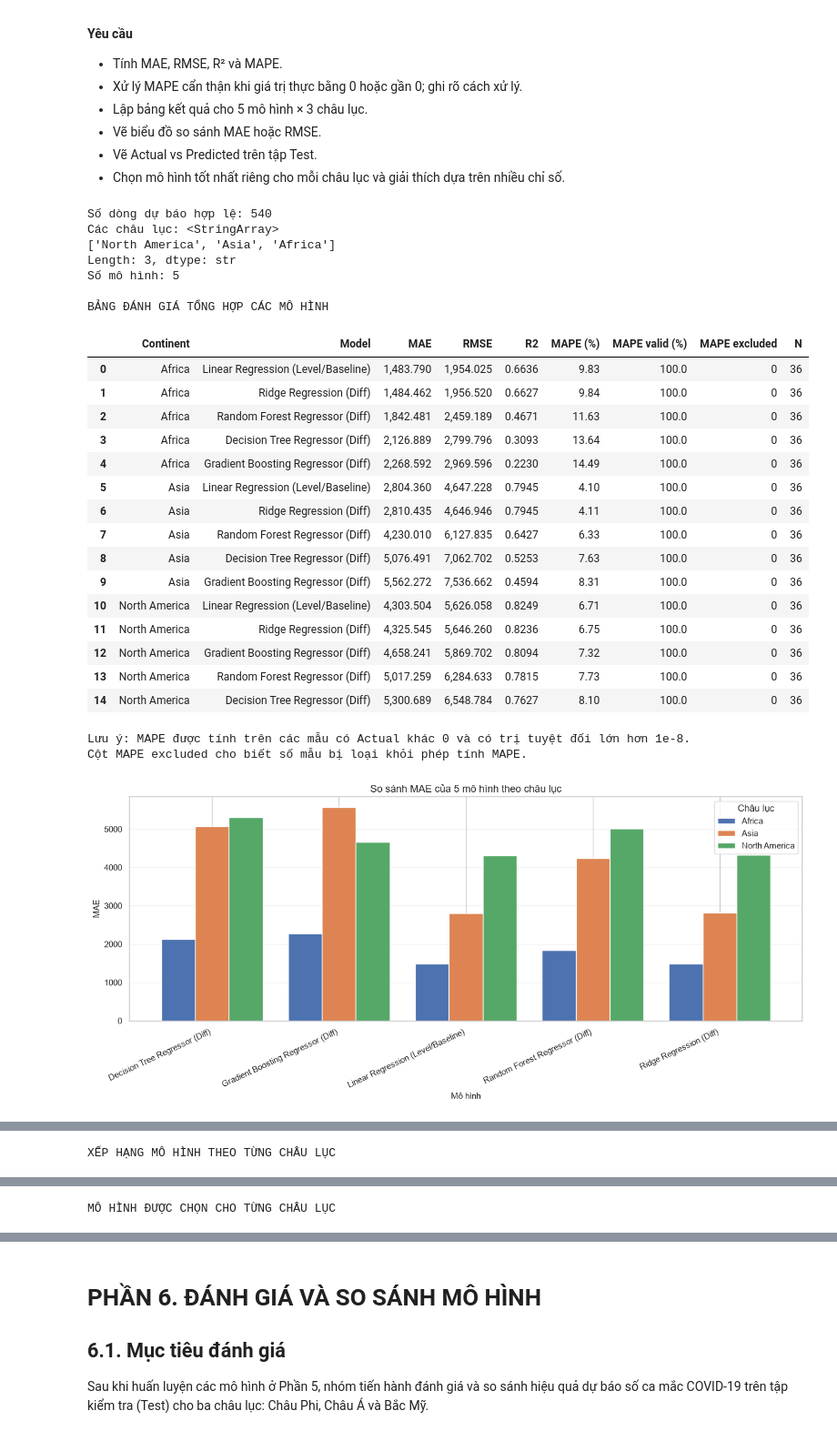
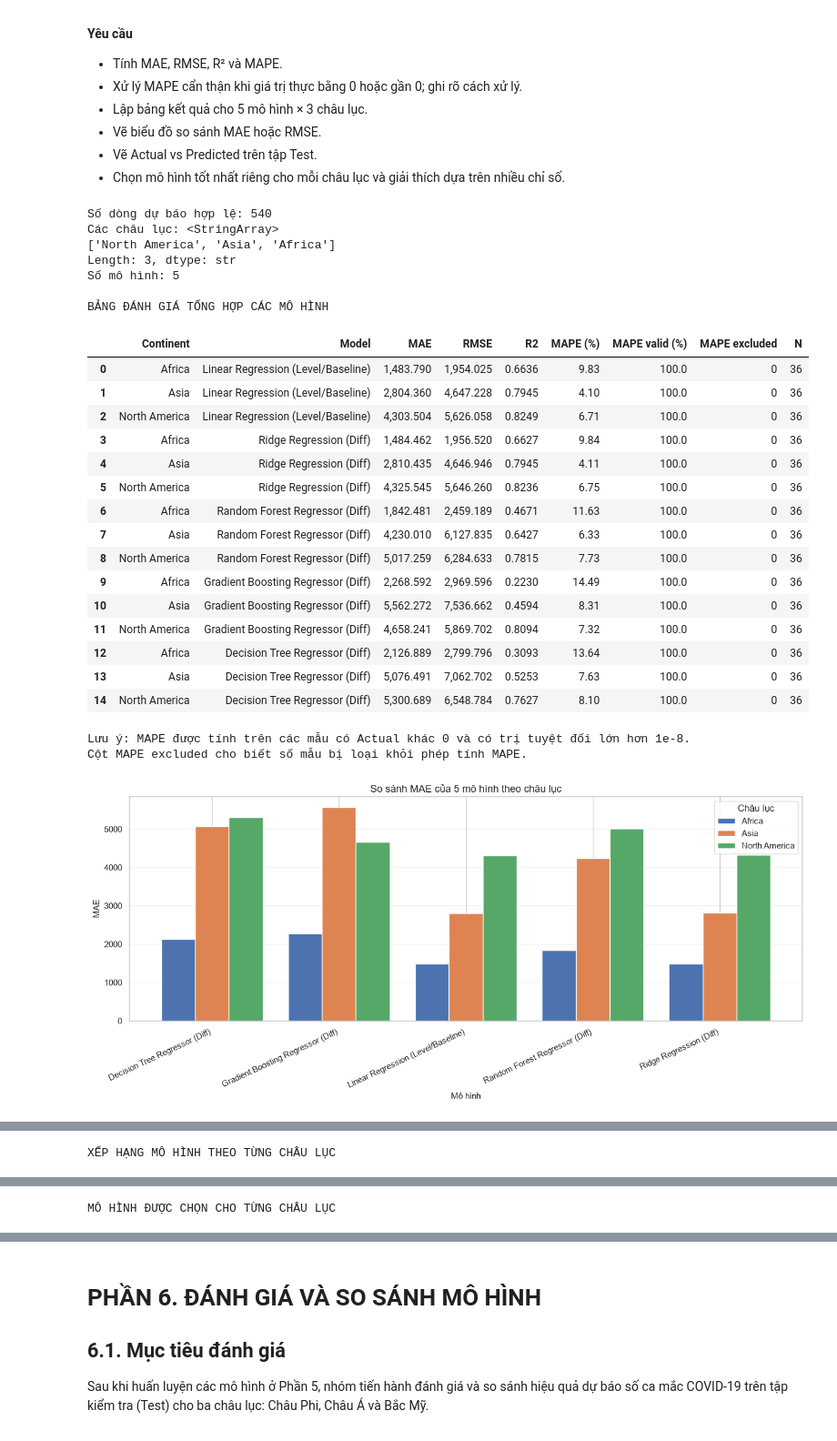
Before and after one commit to myyvuong146-stack/covid19-time-series-ml, a Jupyter notebook: notebooks/COVID19_3_CHAU_LUC.ipynb, the cells around one changed output, grey strips where cells are left out. Shown at 91% size. Drawn from its saved outputs; the diff is of its cells as text; code cells hidden in the pictures.

```diff
--- a/notebooks/COVID19_3_CHAU_LUC.ipynb
+++ b/notebooks/COVID19_3_CHAU_LUC.ipynb
@@ -1365,9 +1368,29 @@ for (continent, model_name), group in predictions.groupby(
 
 metrics_df = pd.DataFrame(metrics_rows)
 
-metrics_df = metrics_df.sort_values(
-    ["Continent", "MAE"]
-).reset_index(drop=True)
+# Sắp xếp bảng theo mô hình trước, rồi theo châu lục.
+# Giữ thứ tự mô hình thống nhất với Phần 5.
+model_order = [
+    "Linear Regression (Level/Baseline)",
+    "Ridge Regression (Diff)",
+    "Random Forest Regressor (Diff)",
+    "Gradient Boosting Regressor (Diff)",
+    "Decision Tree Regressor (Diff)",
+]
+continent_order = ["Africa", "Asia", "North America"]
+
+model_rank = {name: rank for rank, name in enumerate(model_order)}
+continent_rank = {
+    name: rank for rank, name in enumerate(continent_order)
+}
+
+metrics_df["_model_order"] = metrics_df["Model"].map(model_rank).fillna(len(model_order))
+metrics_df["_continent_order"] = metrics_df["Continent"].map(continent_rank).fillna(len(continent_order))
+metrics_df = (
+    metrics_df.sort_values(["_model_order", "_continent_order"])
+    .drop(columns=["_model_order", "_continent_order"])
+    .reset_index(drop=True)
+)
 
 print("\nBẢNG ĐÁNH GIÁ TỔNG HỢP CÁC MÔ HÌNH")
 display(
@@ -1579,46 +1602,46 @@ else:
             f"{row['MAPE (%)']:.2f}%."
             if pd.notna(row["MAPE (%)"])
             else
             f"MAE = {row['MAE']:.3f}; "
             f"RMSE = {row['RMSE']:.3f}; "
             f"R2 = {row['R2']:.4f}; "
             "MAPE không khả dụng."
         )
         print(
             f"Thứ hạng trung bình của mô hình: "
             f"{row['Mean_Rank']:.2f} "
             "(càng thấp càng tốt)."
         )
 
 print(
     "\nKết luận phương pháp: mô hình được chọn dựa trên thứ hạng "
     "kết hợp MAE, RMSE và R2. MAPE được dùng làm chỉ số bổ sung "
     "và cần được diễn giải thận trọng khi số ca thực tế bằng 0 "
     "hoặc gần 0."
 )
 # %% [output]
 Số dòng dự báo hợp lệ: 540
 Các châu lục: <StringArray>
 ['North America', 'Asia', 'Africa']
 Length: 3, dtype: str
 Số mô hình: 5
 
 BẢNG ĐÁNH GIÁ TỔNG HỢP CÁC MÔ HÌNH
 |  | Continent | Model | MAE | RMSE | R2 | MAPE (%) | MAPE valid (%) | MAPE excluded | N |
 | 0 | Africa | Linear Regression (Level/Baseline) | 1,483.790 | 1,954.025 | 0.6636 | 9.83 | 100.0 | 0 | 36 |
-| 1 | Africa | Ridge Regression (Diff) | 1,484.462 | 1,956.520 | 0.6627 | 9.84 | 100.0 | 0 | 36 |
-| 2 | Africa | Random Forest Regressor (Diff) | 1,842.481 | 2,459.189 | 0.4671 | 11.63 | 100.0 | 0 | 36 |
-| 3 | Africa | Decision Tree Regressor (Diff) | 2,126.889 | 2,799.796 | 0.3093 | 13.64 | 100.0 | 0 | 36 |
-| 4 | Africa | Gradient Boosting Regressor (Diff) | 2,268.592 | 2,969.596 | 0.2230 | 14.49 | 100.0 | 0 | 36 |
-| 5 | Asia | Linear Regression (Level/Baseline) | 2,804.360 | 4,647.228 | 0.7945 | 4.10 | 100.0 | 0 | 36 |
-| 6 | Asia | Ridge Regression (Diff) | 2,810.435 | 4,646.946 | 0.7945 | 4.11 | 100.0 | 0 | 36 |
+| 1 | Asia | Linear Regression (Level/Baseline) | 2,804.360 | 4,647.228 | 0.7945 | 4.10 | 100.0 | 0 | 36 |
+| 2 | North America | Linear Regression (Level/Baseline) | 4,303.504 | 5,626.058 | 0.8249 | 6.71 | 100.0 | 0 | 36 |
+| 3 | Africa | Ridge Regression (Diff) | 1,484.462 | 1,956.520 | 0.6627 | 9.84 | 100.0 | 0 | 36 |
+| 4 | Asia | Ridge Regression (Diff) | 2,810.435 | 4,646.946 | 0.7945 | 4.11 | 100.0 | 0 | 36 |
+| 5 | North America | Ridge Regression (Diff) | 4,325.545 | 5,646.260 | 0.8236 | 6.75 | 100.0 | 0 | 36 |
+| 6 | Africa | Random Forest Regressor (Diff) | 1,842.481 | 2,459.189 | 0.4671 | 11.63 | 100.0 | 0 | 36 |
 | 7 | Asia | Random Forest Regressor (Diff) | 4,230.010 | 6,127.835 | 0.6427 | 6.33 | 100.0 | 0 | 36 |
-| 8 | Asia | Decision Tree Regressor (Diff) | 5,076.491 | 7,062.702 | 0.5253 | 7.63 | 100.0 | 0 | 36 |
-| 9 | Asia | Gradient Boosting Regressor (Diff) | 5,562.272 | 7,536.662 | 0.4594 | 8.31 | 100.0 | 0 | 36 |
-| 10 | North America | Linear Regression (Level/Baseline) | 4,303.504 | 5,626.058 | 0.8249 | 6.71 | 100.0 | 0 | 36 |
-| 11 | North America | Ridge Regression (Diff) | 4,325.545 | 5,646.260 | 0.8236 | 6.75 | 100.0 | 0 | 36 |
-| 12 | North America | Gradient Boosting Regressor (Diff) | 4,658.241 | 5,869.702 | 0.8094 | 7.32 | 100.0 | 0 | 36 |
-| 13 | North America | Random Forest Regressor (Diff) | 5,017.259 | 6,284.633 | 0.7815 | 7.73 | 100.0 | 0 | 36 |
+| 8 | North America | Random Forest Regressor (Diff) | 5,017.259 | 6,284.633 | 0.7815 | 7.73 | 100.0 | 0 | 36 |
+| 9 | Africa | Gradient Boosting Regressor (Diff) | 2,268.592 | 2,969.596 | 0.2230 | 14.49 | 100.0 | 0 | 36 |
+| 10 | Asia | Gradient Boosting Regressor (Diff) | 5,562.272 | 7,536.662 | 0.4594 | 8.31 | 100.0 | 0 | 36 |
+| 11 | North America | Gradient Boosting Regressor (Diff) | 4,658.241 | 5,869.702 | 0.8094 | 7.32 | 100.0 | 0 | 36 |
+| 12 | Africa | Decision Tree Regressor (Diff) | 2,126.889 | 2,799.796 | 0.3093 | 13.64 | 100.0 | 0 | 36 |
+| 13 | Asia | Decision Tree Regressor (Diff) | 5,076.491 | 7,062.702 | 0.5253 | 7.63 | 100.0 | 0 | 36 |
 | 14 | North America | Decision Tree Regressor (Diff) | 5,300.689 | 6,548.784 | 0.7627 | 8.10 | 100.0 | 0 | 36 |
 Lưu ý: MAPE được tính trên các mẫu có Actual khác 0 và có trị tuyệt đối lớn hơn 1e-8.
 Cột MAPE excluded cho biết số mẫu bị loại khỏi phép tính MAPE.
```
Also changed, not shown: parts of 12 cells of this notebook.
